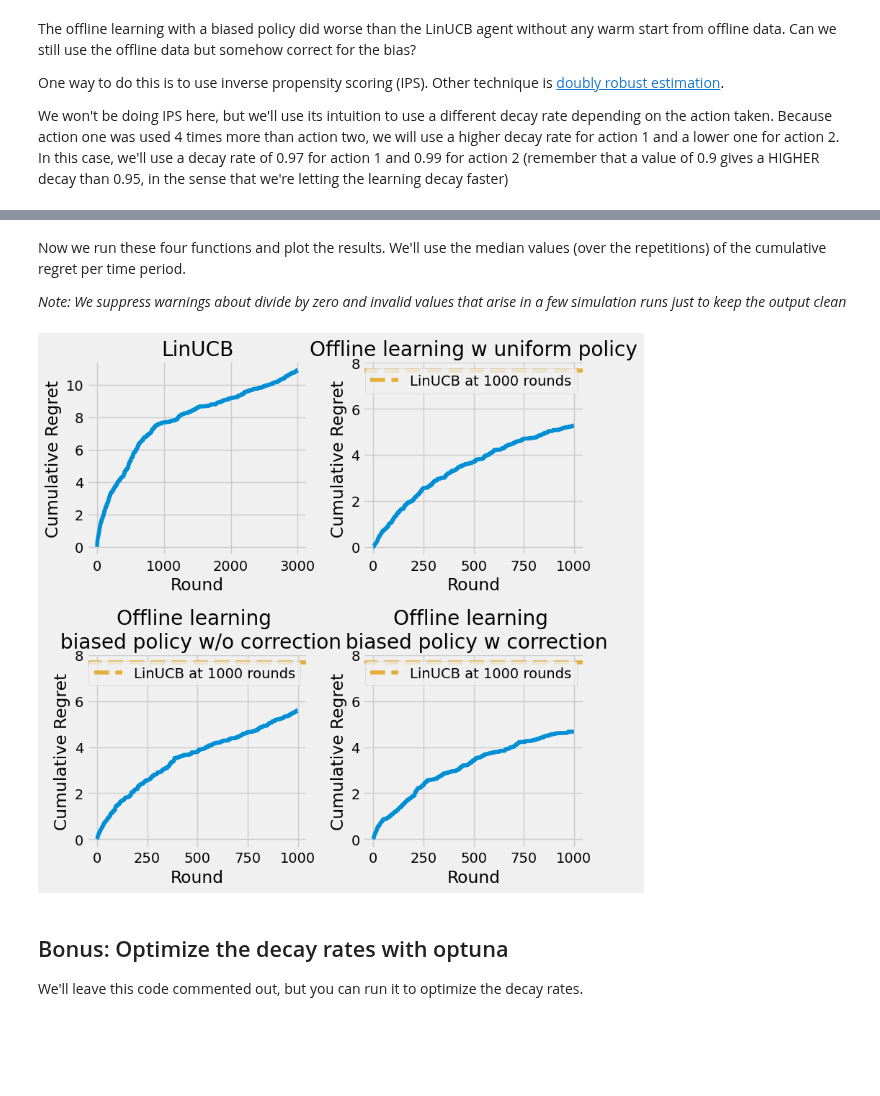
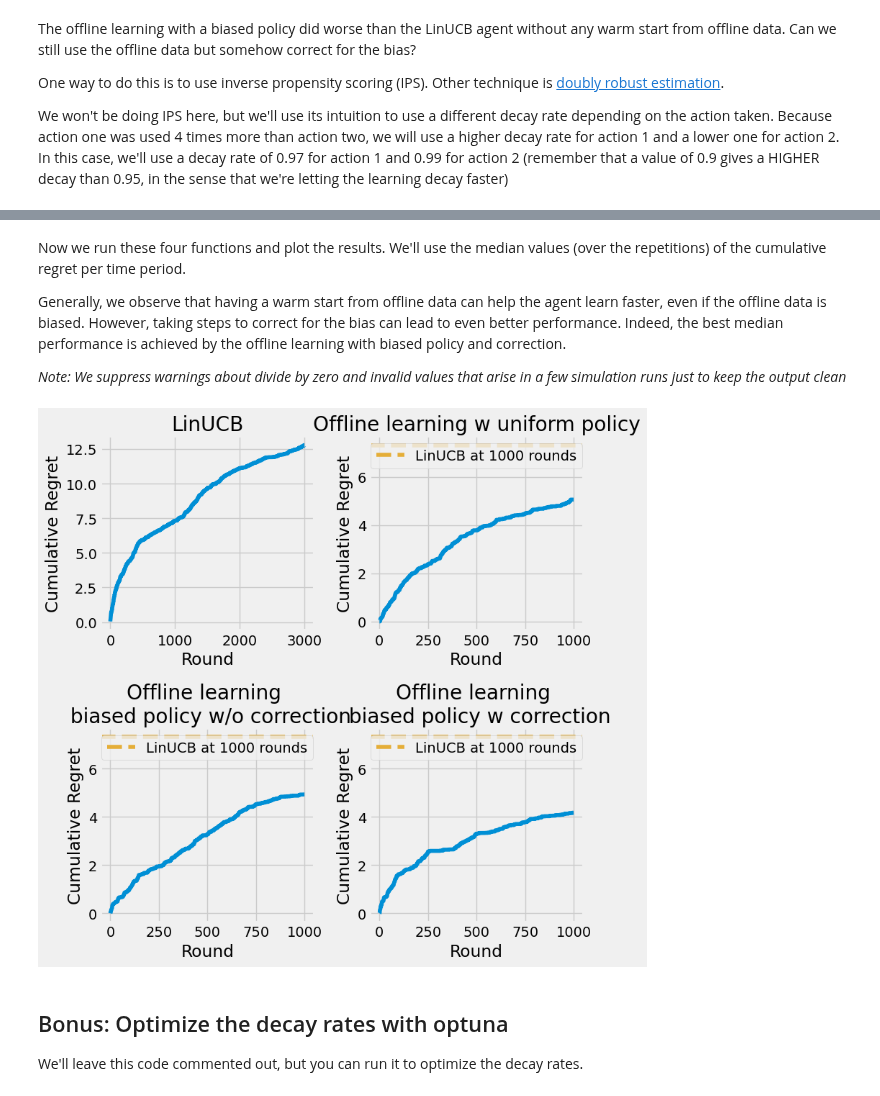
Before and after one commit to bayesianbandits/bayesianbandits, a Jupyter notebook: docs/notebooks/offline-learning.ipynb, the cells around one changed output, grey strips where cells are left out. Cells and saved outputs as stored; diff of their text form; code cells hidden in the pictures; blank space fills up the shorter version.

```diff
--- a/docs/notebooks/offline-learning.ipynb
+++ b/docs/notebooks/offline-learning.ipynb
@@ -306,21 +337,18 @@ Now that we have the rewards, contexts and actions, we can update our agent offl
 We'll write a `create_agent` function just to save a few lines of code later.
 # %%
 def create_agent(alpha=0.96):
-
     arms = [
         Arm(InterestRate.interest_rate_10, learner=NormalInverseGammaRegressor()),
         Arm(InterestRate.interest_rate_15, learner=NormalInverseGammaRegressor()),
     ]
 
     return ContextualAgent(
-        arms=arms,
-        policy=UpperConfidenceBound(alpha),
+        arms=arms, policy=UpperConfidenceBound(alpha), random_seed=rng
     )
 
 
 offline_agent = create_agent()
 
-np.random.seed(100)
 # Learn from offline data
 for token, reward, context in zip(actions, oracle.rewards, contexts):
     offline_agent.select_for_update(token).update(
@@ -419,7 +452,6 @@ One way to do this is to use inverse propensity scoring (IPS). Other technique i
 We won't be doing IPS here, but we'll use its intuition to use a different decay rate depending on the action taken. Because action one was used 4 times more than action two, we will use a higher decay rate for action 1 and a lower one for action 2. In this case, we'll use a decay rate of 0.97 for action 1 and 0.99 for action 2 (remember that a value of 0.9 gives a HIGHER decay than 0.95, in the sense that we're letting the learning decay faster)
 # %%
 # 1. Simulate offline data
-np.random.seed(111)
 oracle = LoanOracle()
 
 contexts, actions = simulate_offline_data(oracle, 3000, action_1_more_likely_policy)
@@ -441,21 +473,24 @@ for token, reward, context in zip(actions, oracle.rewards, contexts):
 # 3 Run online learning
 online_rounds = 1000
 for _ in range(online_rounds):
-
-    user_age = np.random.uniform(-5, 5)
+    user_age = rng.uniform(-5, 5)
     context = np.array([1.0, user_age])
 
     oracle.set_context(context)
     oracle.best_expected_reward()
 
-    action, = offline_agent.pull(np.atleast_2d(context))
+    (action,) = offline_agent.pull(np.atleast_2d(context))
     action.take_action(oracle)
     offline_agent.update(context, oracle.rewards[-1] - true_reward_mean)
 
 
 offline_plus_online_regret = np.cumsum(
-    np.array(oracle.optimal_rewards[-online_rounds:]) - np.array(oracle.expected_rewards[-online_rounds:])
+    np.array(oracle.optimal_rewards[-online_rounds:])
+    - np.array(oracle.expected_rewards[-online_rounds:])
 )
 
-plot_cumulative_regret(offline_plus_online_regret, title="Offline learning with biased policy and correction \n Only showing online regret")
+plot_cumulative_regret(
+    offline_plus_online_regret,
+    title="Offline learning with biased policy and correction \n Only showing online regret",
+)
 # %% [output]
@@ -649,16 +694,20 @@ def run_offline_learning_with_biased_policy_and_correction(repetitions, offline_
 # %% [markdown]
 Now we run these four functions and plot the results. We'll use the median values (over the repetitions) of the cumulative regret per time period.
 
+Generally, we observe that having a warm start from offline data can help the agent learn faster, even if the offline data is biased. However, taking steps to correct for the bias can lead to even better performance. Indeed, the best median performance is achieved by the offline learning with biased policy and correction.
+
 *Note: We suppress warnings about divide by zero and invalid values that arise in a few simulation runs just to keep the output clean*
 # %%
 import warnings
 
-#Supress divide by zero and invalid value warnings
+
+# Supress divide by zero and invalid value warnings
 def custom_warning_filter(message, category, filename, lineno, file=None, line=None):
     if category == RuntimeWarning:
         if "divide by zero" in str(message) or "invalid value" in str(message):
             return None
     return True
+
 
 warnings.showwarning = custom_warning_filter
 
@@ -666,11 +715,16 @@ warnings.showwarning = custom_warning_filter
 linucb_regrets = run_linucb_online_learning(REPETITIONS)
 offline_uniform_policy_regrets = run_offline_learning_with_uniform_policy(REPETITIONS)
 
-biased_policy_no_correction_regrets = run_offline_learning_with_biased_policy_no_correction(REPETITIONS,
-                                                                                            prob_of_action_1=0.9)
-biased_policy_with_correction_regrets = run_offline_learning_with_biased_policy_and_correction(REPETITIONS,
-                                                                                               prob_of_action_1=0.9,
-                                                                                               decay_rates=[0.97, 0.995])
+biased_policy_no_correction_regrets = (
+    run_offline_learning_with_biased_policy_no_correction(
+        REPETITIONS, prob_of_action_1=0.9
+    )
+)
+biased_policy_with_correction_regrets = (
+    run_offline_learning_with_biased_policy_and_correction(
+        REPETITIONS, prob_of_action_1=0.9, decay_rates=[0.97, 0.995]
+    )
+)
 
 # Plot the 4 median regrets in one figure
 # ####################################3
@@ -681,43 +735,61 @@ linucb_median_regret = np.median(linucb_regrets, axis=0)
 linucb_mean_regret_at_1000 = linucb_median_regret[1000]
 axs[0, 0].plot(linucb_median_regret, label="LinUCB")
 axs[0, 0].set_title("LinUCB")
 axs[0, 0].set_xlabel("Round")
 axs[0, 0].set_ylabel("Cumulative Regret")
 
 # Offline learning with uniform policy
-offline_uniform_policy_median_regrets = np.median(offline_uniform_policy_regrets, axis=0)
+offline_uniform_policy_median_regrets = np.median(
+    offline_uniform_policy_regrets, axis=0
+)
 axs[0, 1].plot(offline_uniform_policy_median_regrets)
 axs[0, 1].set_title("Offline learning w uniform policy")
-axs[0, 1].axhline(y=linucb_mean_regret_at_1000, linestyle='--', color='#e5ae38',
-                label=f'LinUCB at 1000 rounds')
+axs[0, 1].axhline(
+    y=linucb_mean_regret_at_1000,
+    linestyle="--",
+    color="#e5ae38",
+    label="LinUCB at 1000 rounds",
+)
 axs[0, 1].set_xlabel("Round")
 axs[0, 1].set_ylabel("Cumulative Regret")
 
 
 # Offline learning with biased policy no correction
-biased_policy_no_correction_median_regrets = np.median(biased_policy_no_correction_regrets, axis=0)
+biased_policy_no_correction_median_regrets = np.median(
+    biased_policy_no_correction_regrets, axis=0
+)
 axs[1, 0].plot(biased_policy_no_correction_median_regrets)
 axs[1, 0].set_title("Offline learning \n biased policy w/o correction")
-axs[1, 0].axhline(y=linucb_mean_regret_at_1000, linestyle='--', color='#e5ae38',
-                label=f'LinUCB at 1000 rounds')
+axs[1, 0].axhline(
+    y=linucb_mean_regret_at_1000,
+    linestyle="--",
+    color="#e5ae38",
+    label="LinUCB at 1000 rounds",
+)
 axs[1, 0].set_xlabel("Round")
 axs[1, 0].set_ylabel("Cumulative Regret")
 
 # Offline learning with biased policy with correction
-biased_policy_with_correction_median_regrets = np.median(biased_policy_with_correction_regrets, axis=0)
+biased_policy_with_correction_median_regrets = np.median(
+    biased_policy_with_correction_regrets, axis=0
+)
 axs[1, 1].plot(biased_policy_with_correction_median_regrets)
 axs[1, 1].set_title("Offline learning \n biased policy w correction")
-axs[1, 1].axhline(y=linucb_mean_regret_at_1000, linestyle='--', color='#e5ae38',
-                label=f'LinUCB at 1000 rounds')
+axs[1, 1].axhline(
+    y=linucb_mean_regret_at_1000,
+    linestyle="--",
+    color="#e5ae38",
+    label="LinUCB at 1000 rounds",
+)
 axs[1, 1].set_xlabel("Round")
 axs[1, 1].set_ylabel("Cumulative Regret")
 
 for ax in [axs[0, 1], axs[1, 0], axs[1, 1]]:
     ax.legend()
 
 plt.tight_layout()
 # %% [output]
-[figure, old version]
+[figure, new version]
 # %% [markdown]
 ## Bonus: Optimize the decay rates with optuna
 
```
Also changed, not shown: parts of 17 cells of this notebook.
